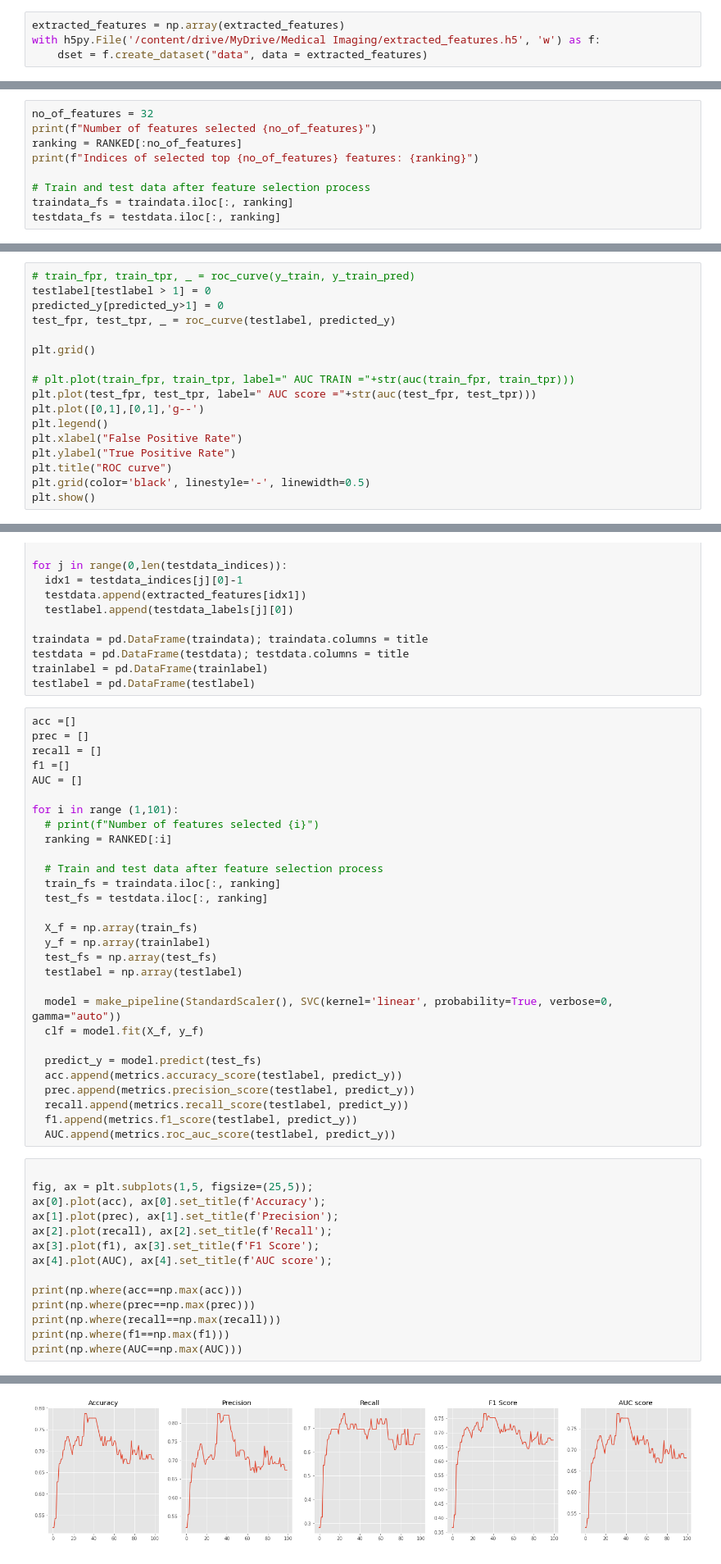
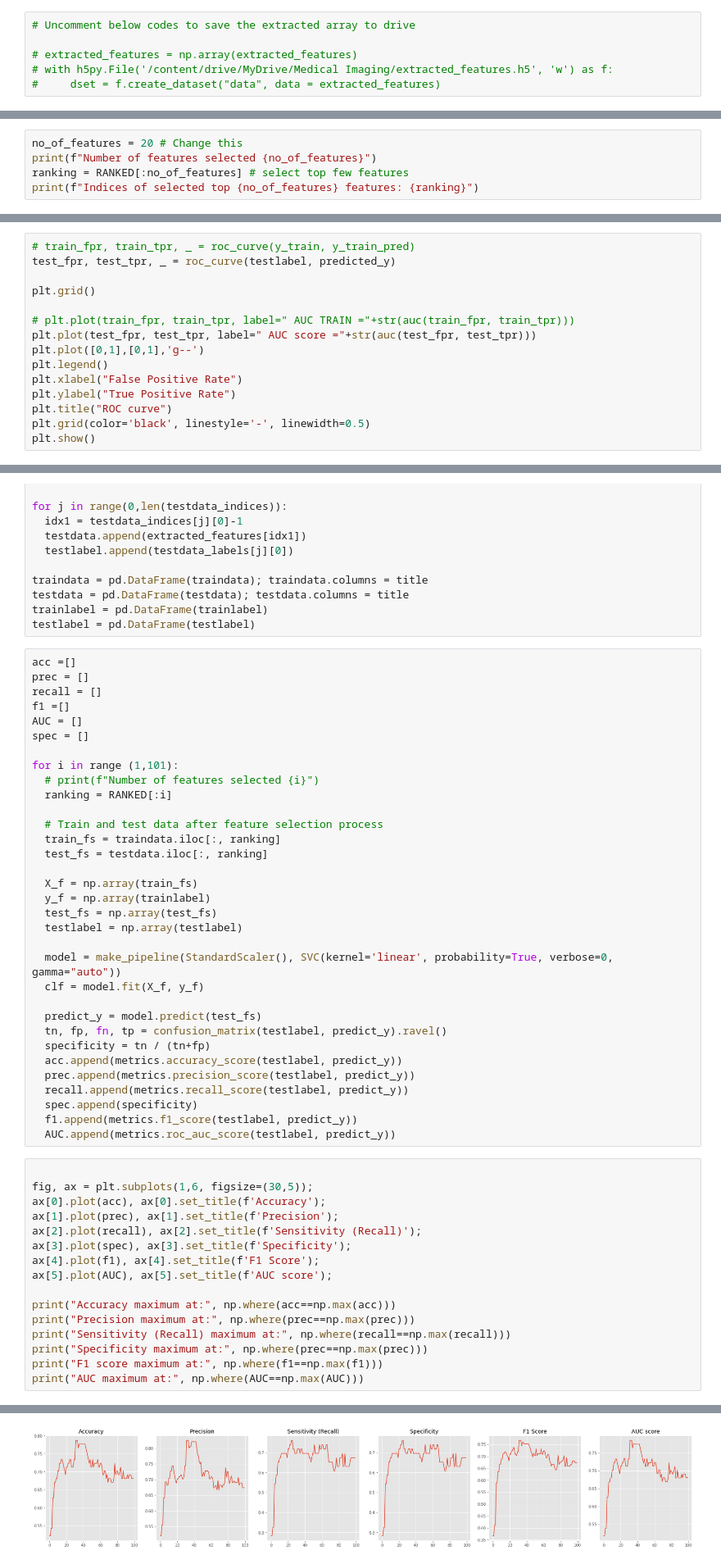
Before and after one commit to Mithunjha/PDAC_Prediction, a Jupyter notebook: Implementation.ipynb, the cells around one changed output, grey strips where cells are left out. Shown at 82% size. Cells and saved outputs as stored; diff of their text form.

Commit message:
With additional statistical tests

```diff
--- a/Implementation.ipynb
+++ b/Implementation.ipynb
@@ -366,7 +387,9 @@ Length of the title base 26
 Length of the components 8
 Length of the title base 208
 # %%
-extracted_features = np.array(extracted_features)
-with h5py.File('/content/drive/MyDrive/Medical Imaging/extracted_features.h5', 'w') as f:
-    dset = f.create_dataset("data", data = extracted_features)
+# Uncomment below codes to save the extracted array to drive
+
+# extracted_features = np.array(extracted_features)
+# with h5py.File('/content/drive/MyDrive/Medical Imaging/extracted_features.h5', 'w') as f:
+#     dset = f.create_dataset("data", data = extracted_features)
 # %%
@@ -454,12 +475,8 @@ Ranking of features [ 23  21 127 125  73  75 153 151 179 177 101  99  49  47 205
  122 200  26  29 156 159 187 144  46 185 182 145  67  72  92   6  83 176
  171 202 110  25  98  31 201 150  18  93]
 # %%
-no_of_features = 32
+no_of_features = 20 # Change this
 print(f"Number of features selected {no_of_features}")
-ranking = RANKED[:no_of_features]
+ranking = RANKED[:no_of_features] # select top few features
 print(f"Indices of selected top {no_of_features} features: {ranking}")
-
-# Train and test data after feature selection process
-traindata_fs = traindata.iloc[:, ranking]
-testdata_fs = testdata.iloc[:, ranking]
 # %% [output]
@@ -554,7 +749,5 @@ weighted avg       0.79      0.79      0.79        94
 # %%
 # train_fpr, train_tpr, _ = roc_curve(y_train, y_train_pred)
-testlabel[testlabel > 1] = 0
-predicted_y[predicted_y>1] = 0
 test_fpr, test_tpr, _ = roc_curve(testlabel, predicted_y)
 
 plt.grid()
@@ -731,6 +924,7 @@ prec = []
 recall = []
 f1 =[]
 AUC = []
+spec = []
 
 for i in range (1,101):
   # print(f"Number of features selected {i}")
@@ -749,23 +943,28 @@ for i in range (1,101):
   clf = model.fit(X_f, y_f)
 
   predict_y = model.predict(test_fs)
+  tn, fp, fn, tp = confusion_matrix(testlabel, predict_y).ravel()
+  specificity = tn / (tn+fp)
   acc.append(metrics.accuracy_score(testlabel, predict_y))
   prec.append(metrics.precision_score(testlabel, predict_y))
   recall.append(metrics.recall_score(testlabel, predict_y))
+  spec.append(specificity)
   f1.append(metrics.f1_score(testlabel, predict_y))
   AUC.append(metrics.roc_auc_score(testlabel, predict_y))
 # %%
 
-fig, ax = plt.subplots(1,5, figsize=(25,5));
+fig, ax = plt.subplots(1,6, figsize=(30,5));
 ax[0].plot(acc), ax[0].set_title(f'Accuracy');
 ax[1].plot(prec), ax[1].set_title(f'Precision');
-ax[2].plot(recall), ax[2].set_title(f'Recall');
-ax[3].plot(f1), ax[3].set_title(f'F1 Score');
-ax[4].plot(AUC), ax[4].set_title(f'AUC score');
+ax[2].plot(recall), ax[2].set_title(f'Sensitivity (Recall)');
+ax[3].plot(spec), ax[3].set_title(f'Specificity');
+ax[4].plot(f1), ax[4].set_title(f'F1 Score');
+ax[5].plot(AUC), ax[5].set_title(f'AUC score');
 
-print(np.where(acc==np.max(acc)))
-print(np.where(prec==np.max(prec)))
-print(np.where(recall==np.max(recall)))
-print(np.where(f1==np.max(f1)))
-print(np.where(AUC==np.max(AUC)))
+print("Accuracy maximum at:", np.where(acc==np.max(acc)))
+print("Precision maximum at:", np.where(prec==np.max(prec)))
+print("Sensitivity (Recall) maximum at:", np.where(recall==np.max(recall)))
+print("Specificity maximum at:", np.where(prec==np.max(prec)))
+print("F1 score maximum at:", np.where(f1==np.max(f1)))
+print("AUC maximum at:", np.where(AUC==np.max(AUC)))
 # %% [output]
@@ -777 +977 @@ print(np.where(AUC==np.max(AUC)))
-[figure, old version]
+[figure, new version]
```
Also changed, not shown: parts of 56 cells of this notebook.
